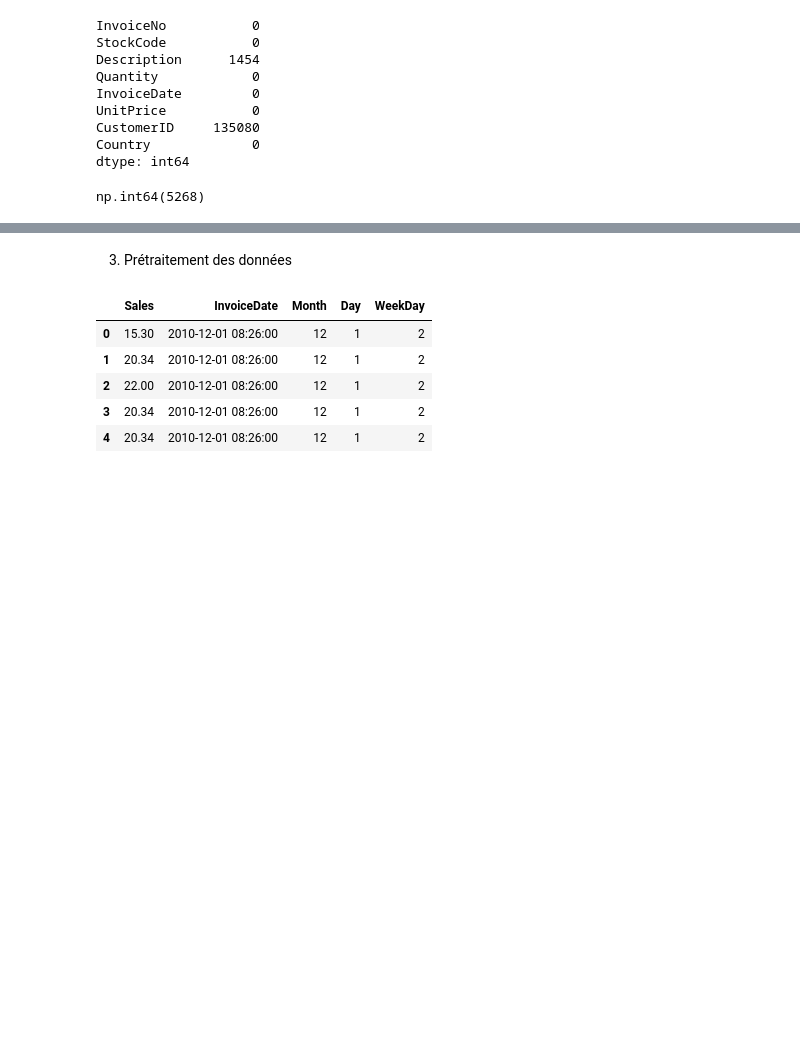
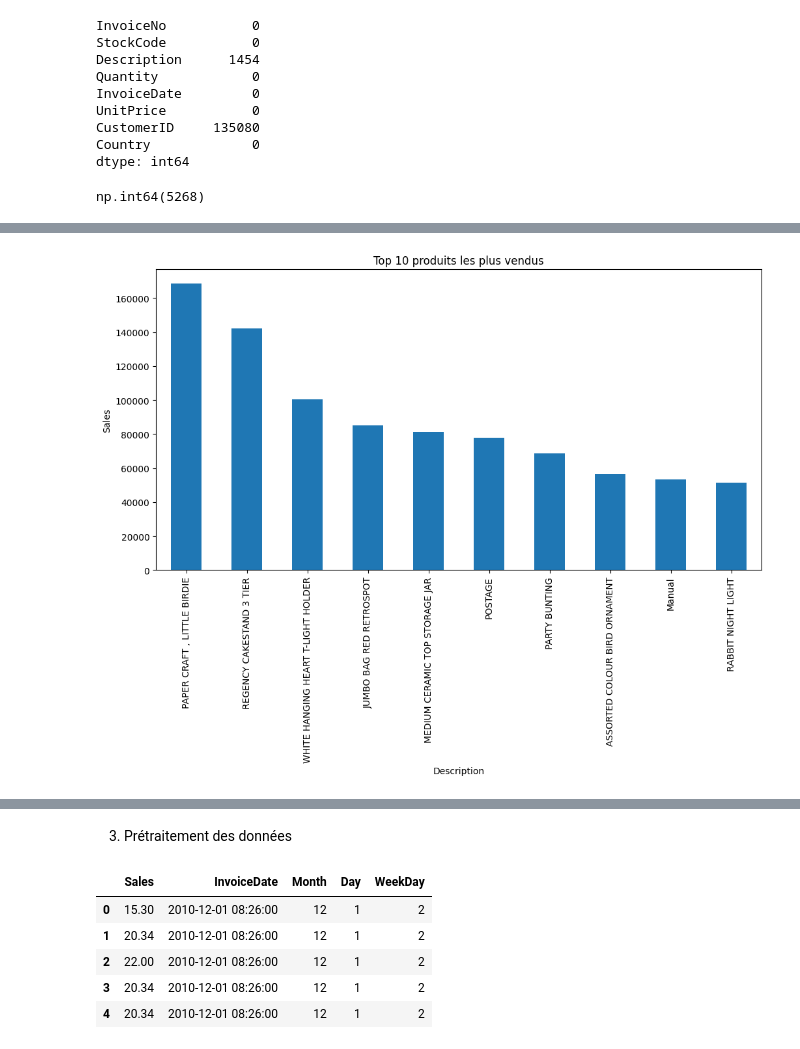
Before and after one commit to saoftware/sale_evaluate, a Jupyter notebook: tp5.ipynb, the cells around one changed output, grey strips where cells are left out. Cells and saved outputs as stored; diff of their text form; code cells hidden in the pictures; blank space fills up the shorter version.

```diff
--- a/tp5.ipynb
+++ b/tp5.ipynb
@@ -130,0 +197,11 @@ plt.show()
+# %%
+# Analyse par produit
+sales_by_product = df.groupby('Description')['Sales'].sum().sort_values(ascending=False)
+
+plt.figure(figsize=(12,6))
+sales_by_product.head(10).plot(kind='bar')
+plt.title("Top 10 produits les plus vendus")
+plt.ylabel("Sales")
+plt.show()
+# %% [output]
+[figure, added]
```
Also changed, not shown: parts of 37 cells of this notebook, 5 other files.
